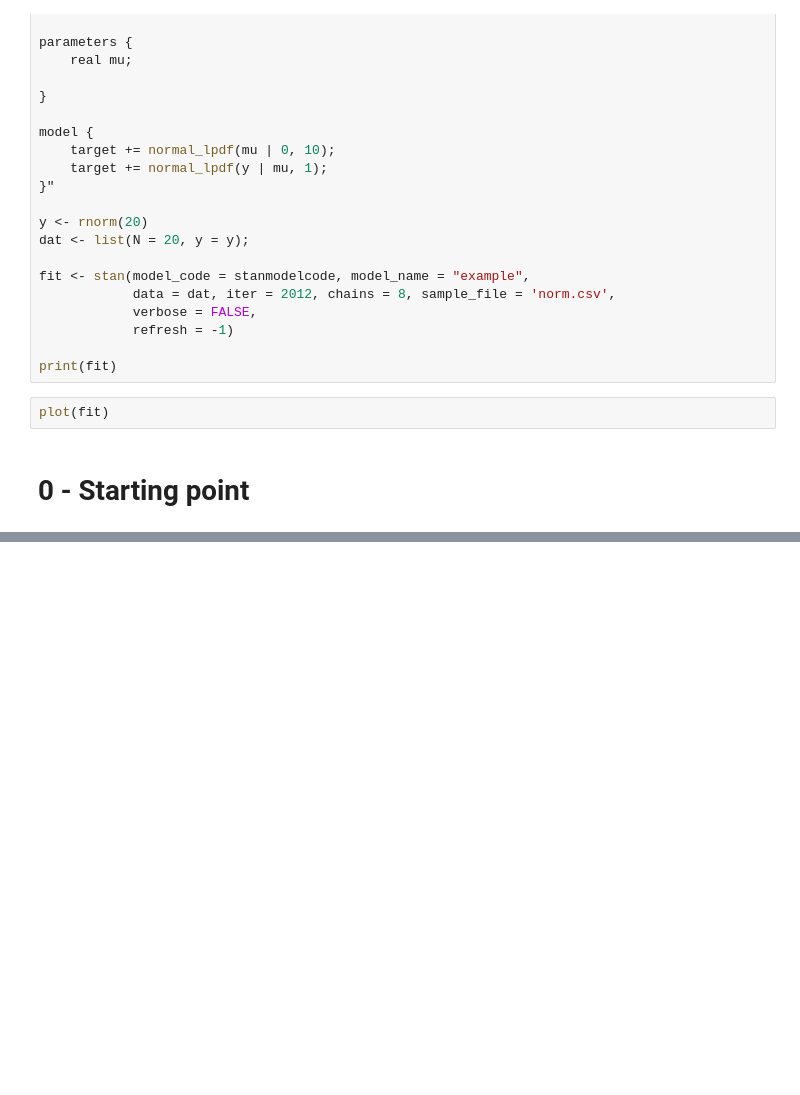
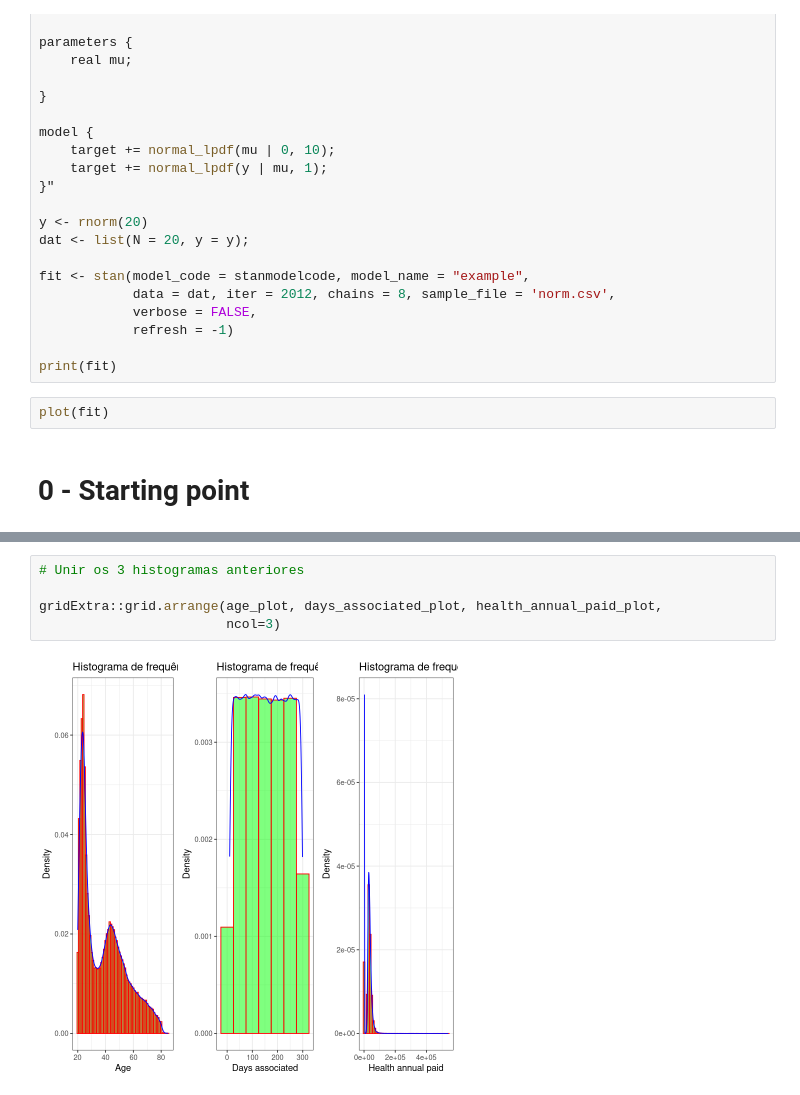
Before and after one commit to GustavoHBDuarte/purchase_propensity_R, a Jupyter notebook: purchase_propensity.ipynb, the cells around one changed output, grey strips where cells are left out. Saved outputs shown, nothing was run; the diff lists cells and outputs as text; blank space fills up the shorter version.

```diff
--- a/purchase_propensity.ipynb
+++ b/purchase_propensity.ipynb
@@ -71,0 +565,7 @@ plot(fit)
+# %%
+# Unir os 3 histogramas anteriores
+
+gridExtra::grid.arrange(age_plot, days_associated_plot, health_annual_paid_plot,
+                        ncol=3)
+# %% [output]
+[figure, added]
```
Also changed, not shown: parts of 109 cells of this notebook.
